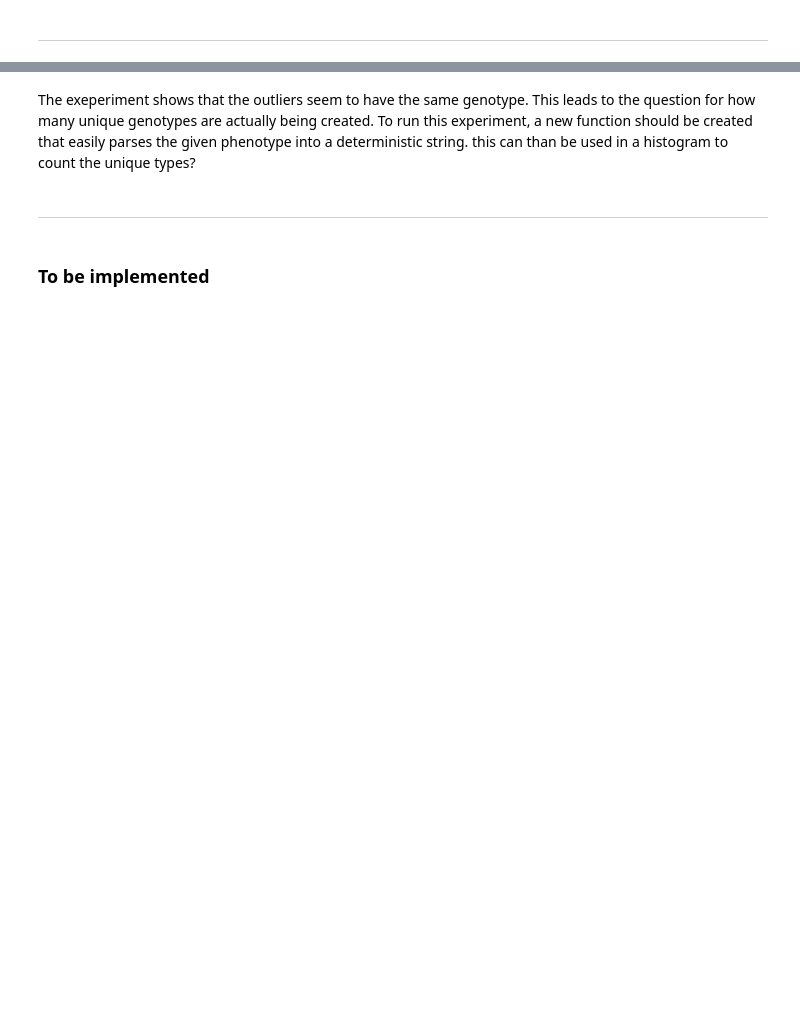
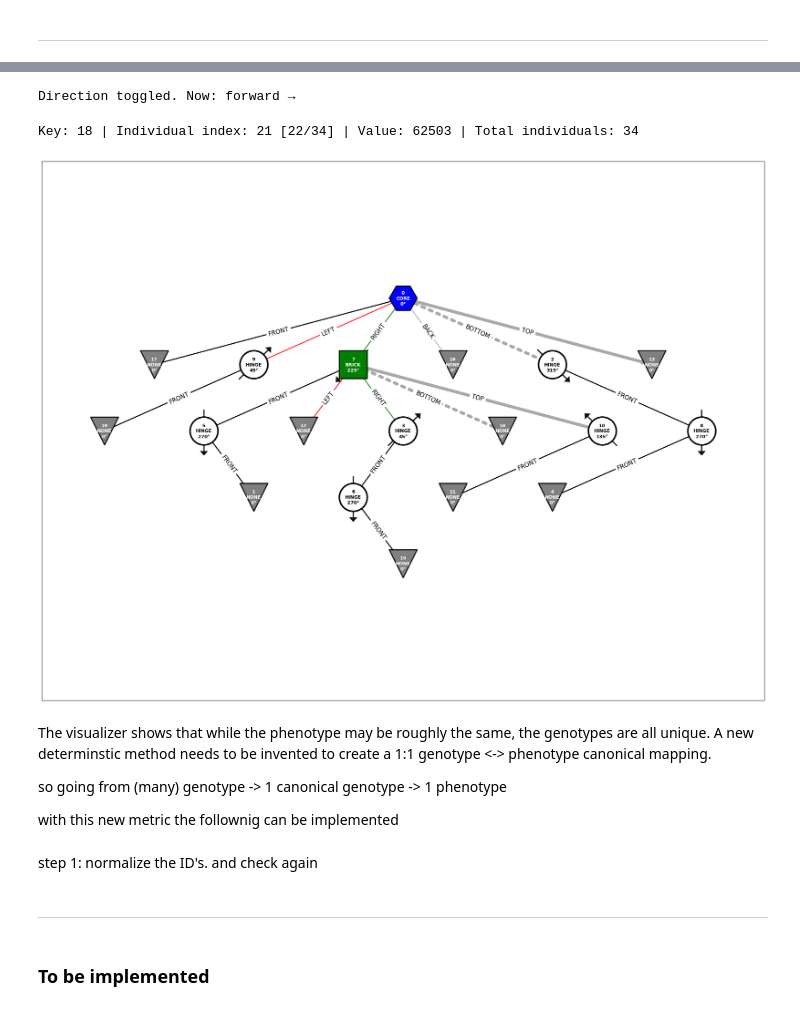
Before and after one commit to salomepoulain/ariel-zoo, a Jupyter notebook: experiments/random_population_test.ipynb, the cells around one changed output, grey strips where cells are left out. Saved outputs shown, nothing was run; the diff lists cells and outputs as text; code cells hidden in the pictures; blank space fills up the shorter version.

```diff
--- a/experiments/random_population_test.ipynb
+++ b/experiments/random_population_test.ipynb
@@ -383,3 +452,25 @@ def statistical_data_from_dict(
+# %%
+def count_df_from_list(value_list: list[str]) -> pd.DataFrame:
+    """
+    Returns a DataFrame with:
+      - index: hash value
+      - count: number of times the hash appears
+      - indexes: list of indexes in the original list where the hash appears.
+    """
+    index_dict = defaultdict(list)
+    for idx, h in enumerate(value_list):
+        index_dict[h].append(idx)
+
+    results = []
+    for h, idxs in index_dict.items():
+        results.append({
+            "value": h,
+            "count": len(idxs),
+            "indexes": idxs,
+        })
+
+    df = pd.DataFrame(results)
+    return df.set_index("value")
 # %% [markdown]
 ---
 # %% [markdown]
@@ -397,0 +502,9 @@ stats_df = statistical_data_from_dict(properties_dict)
+# %%
+stats_df = statistical_df_from_dict(properties_dict)
+console.print(stats_df)
+
+console.rule(style="rule.line dim")
+
+# To get the unique counts per property
+count_df = count_df_from_list(properties_dict["edges"])
+console.print(count_df)
@@ -527,0 +705,3 @@ visualize_tree_from_graph(population[cycle_through_outlier_index()][0])
+# %%
+# Parsing the unique counts in the visualizer
+visualizer = IndividualVisualizer(count_df["indexes"].to_dict(), population)
@@ -528,7 +731,25 @@ visualize_tree_from_graph(population[cycle_through_outlier_index()][0])
+# %%
+visualizer.toggle_direction()
+# %% [output]
+Direction toggled. Now: forward →
+# %%
+visualizer.visualize_individual()
+# %% [output]
+Key: 18 | Individual index: 21 [22/34] | Value: 62503 | Total individuals: 34
+[figure, added]
 # %% [markdown]
-The exeperiment shows that the outliers seem to have the same genotype. This leads to the question for how many unique genotypes are actually being created. To run this experiment, a new function should be created that easily parses the given phenotype into a deterministic string. this can than be used in a histogram to count the unique types?
+<!-- The exeperiment shows that the outliers seem to have the same genotype. This leads to the question for how many unique genotypes are actually being created. To run this experiment, a new function should be created that easily parses the given phenotype into a deterministic string. this can than be used in a histogram to count the unique types? -->
+
+
+The visualizer shows that while the phenotype may be roughly the same, the genotypes are all unique. A new determinstic method needs to be invented to create a 1:1 genotype <-> phenotype canonical mapping.
+
+so going from (many) genotype -> 1 canonical genotype -> 1 phenotype
+
+with this new metric the follownig can be implemented
-# %% [markdown]
-___
+# %% [markdown]
+step 1: normalize the ID's. and check again
+# %% [markdown]
+---
 # %% [markdown]
 ### To be implemented
 # %%
```
Also changed, not shown: parts of 23 cells of this notebook.
